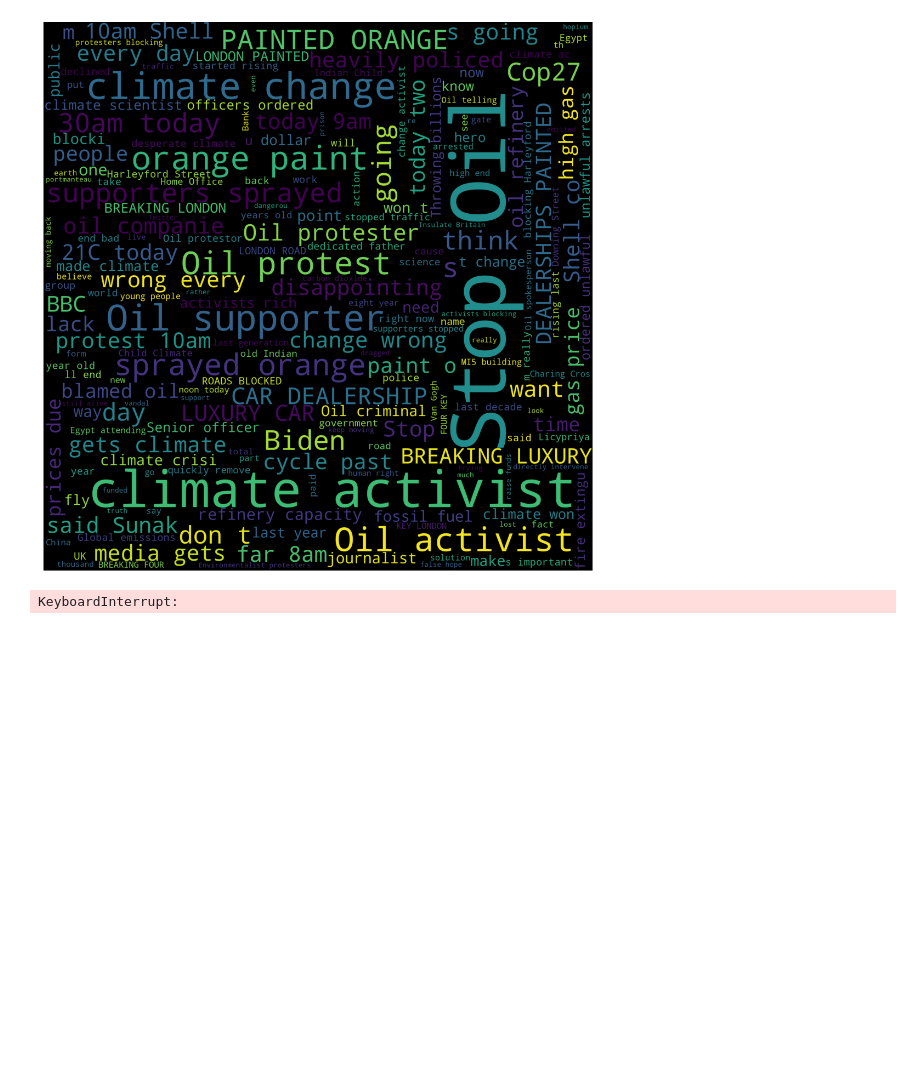
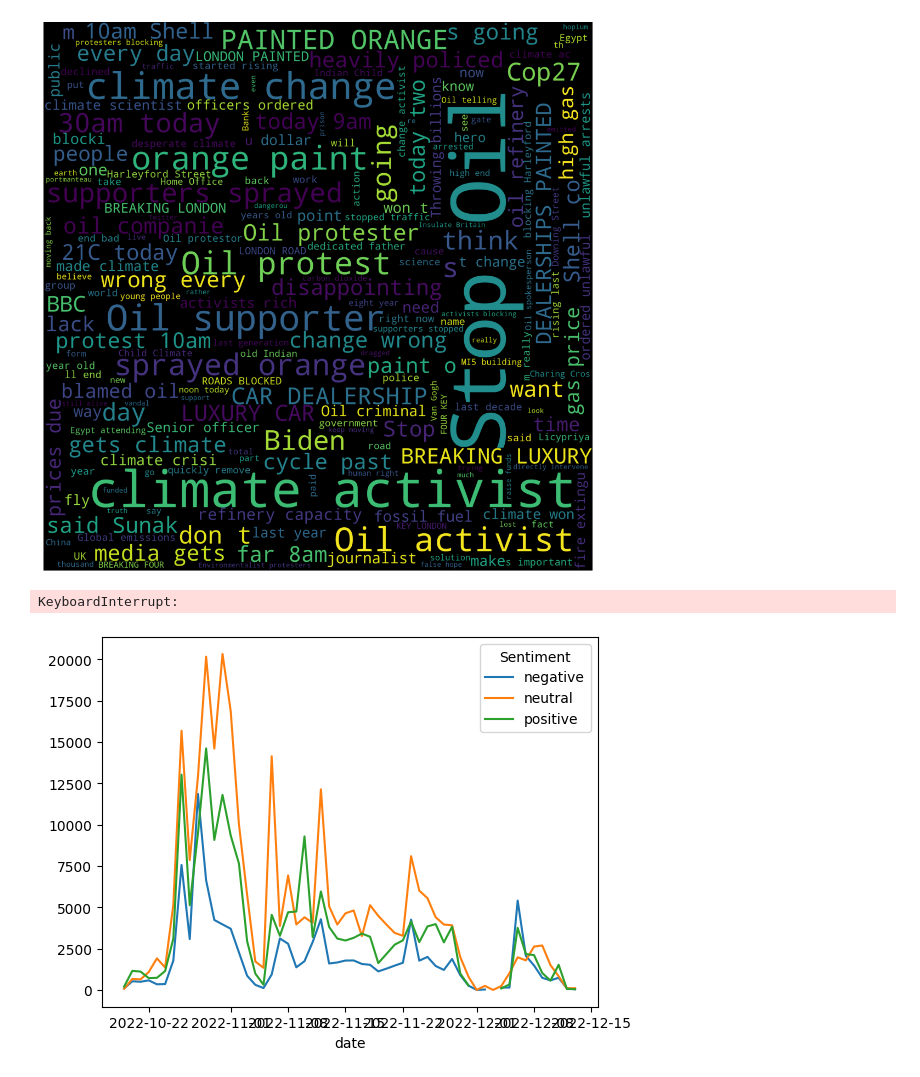
Before and after one commit to Jimpoz/SocialNetworkAnalysisProject, a Jupyter notebook: WorkingWithData.ipynb, the cells around one changed output. Saved outputs shown, nothing was run; the diff lists cells and outputs as text; code cells hidden in the pictures; blank space fills up the shorter version.

Commit message:
3 line plot

```diff
--- a/WorkingWithData.ipynb
+++ b/WorkingWithData.ipynb
@@ -82,0 +98,12 @@ ttdf.to_csv("C:\\Users\\Jimpo\\Desktop\\SNAgithub\\csv\\ttpy.csv", index=False)
+# %%
+#3 LINE CHART CON SENTIMENTI DEL DATASET TTPY
+import matplotlib.pyplot as plt
+ttpydf = pd.read_csv("C:\\Users\\Jimpo\\Desktop\\SNAgithub\\csv\\ttpyNoCol.csv", dtype = {'created_at':'str'}, low_memory=False )
+
+# plot a 3 line chart with sentiments from ttpydf dataset and reduce the y values
+ttpydf['date'] = pd.to_datetime(ttpydf['created_at']).dt.date
+#plt.show(ttpydf.groupby('date')['Sentiment'].value_counts().unstack().plot())
+plt.show(ttpydf.groupby('date')['Sentiment'].value_counts().unstack().plot())
+#clean the ylabel of the previous plot
+# %% [output]
+[figure, added]
```
Also changed, not shown: parts of 2 cells of this notebook, 1 other file.
